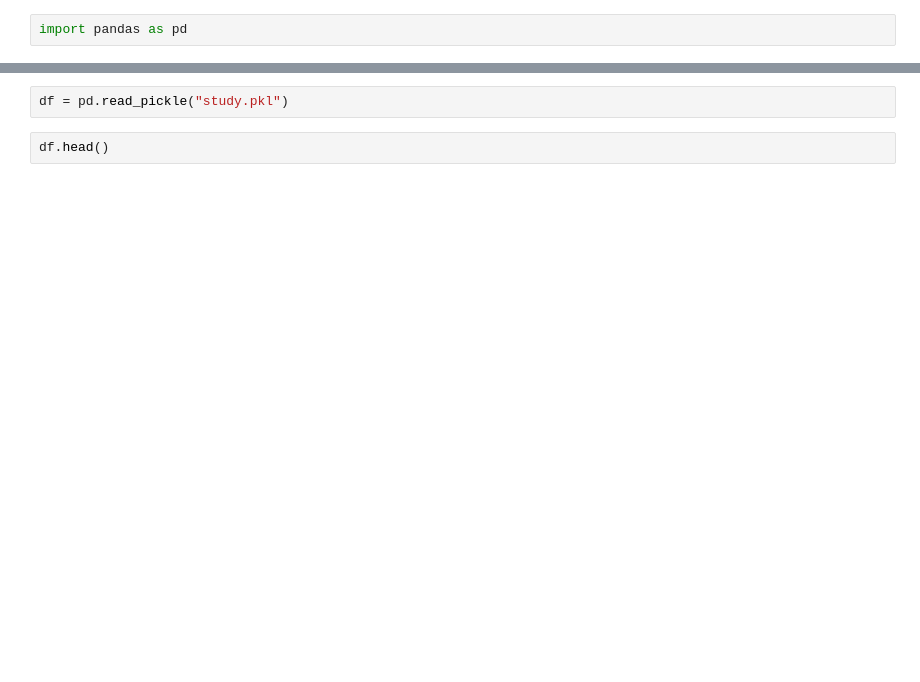
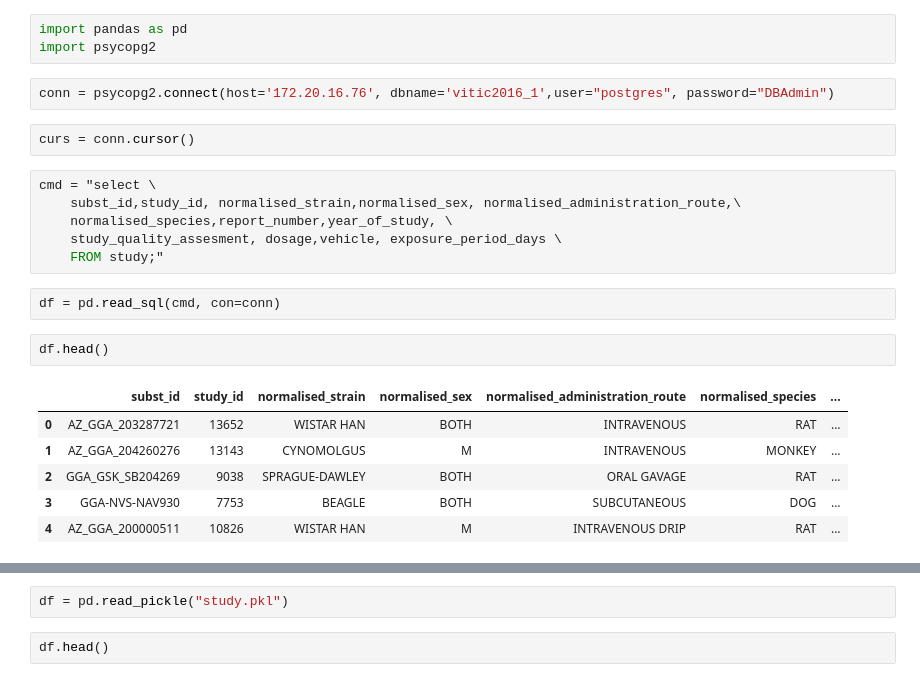
Before and after one commit to nbosc/RDTExtractorWeb, a Jupyter notebook: API/static/data/Untitled.ipynb, the cells around one changed output, grey strips where cells are left out. Saved outputs shown, nothing was run; the diff lists cells and outputs as text; blank space fills up the shorter version.

```diff
--- a/API/static/data/Untitled.ipynb
+++ b/API/static/data/Untitled.ipynb
@@ -1,2 +1,24 @@
 # %%
 import pandas as pd
+import psycopg2
+# %%
+conn = psycopg2.connect(host='172.20.16.76', dbname='vitic2016_1',user="postgres", password="DBAdmin")
+# %%
+curs = conn.cursor()
+# %%
+cmd = "select \
+    subst_id,study_id, normalised_strain,normalised_sex, normalised_administration_route,\
+    normalised_species,report_number,year_of_study, \
+    study_quality_assesment, dosage,vehicle, exposure_period_days \
+    FROM study;"
+# %%
+df = pd.read_sql(cmd, con=conn)
+# %%
+df.head()
+# %% [output]
+|  | subst_id | study_id | normalised_strain | normalised_sex | normalised_administration_route | normalised_species | ... |
+| 0 | AZ_GGA_203287721 | 13652 | WISTAR HAN | BOTH | INTRAVENOUS | RAT | ... |
+| 1 | AZ_GGA_204260276 | 13143 | CYNOMOLGUS | M | INTRAVENOUS | MONKEY | ... |
+| 2 | GGA_GSK_SB204269 | 9038 | SPRAGUE-DAWLEY | BOTH | ORAL GAVAGE | RAT | ... |
+| 3 | GGA-NVS-NAV930 | 7753 | BEAGLE | BOTH | SUBCUTANEOUS | DOG | ... |
+| 4 | AZ_GGA_200000511 | 10826 | WISTAR HAN | M | INTRAVENOUS DRIP | RAT | ... |
```
Also changed, not shown: parts of 9 cells of this notebook, 2 other files.
